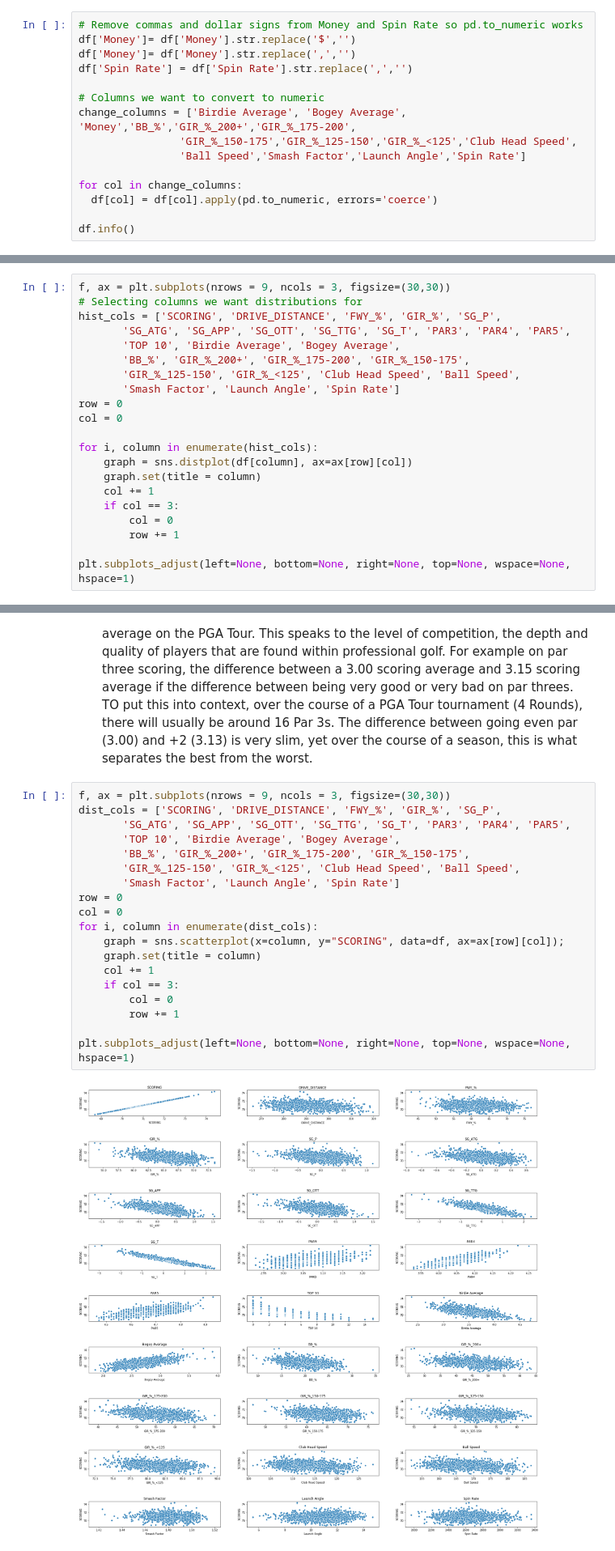
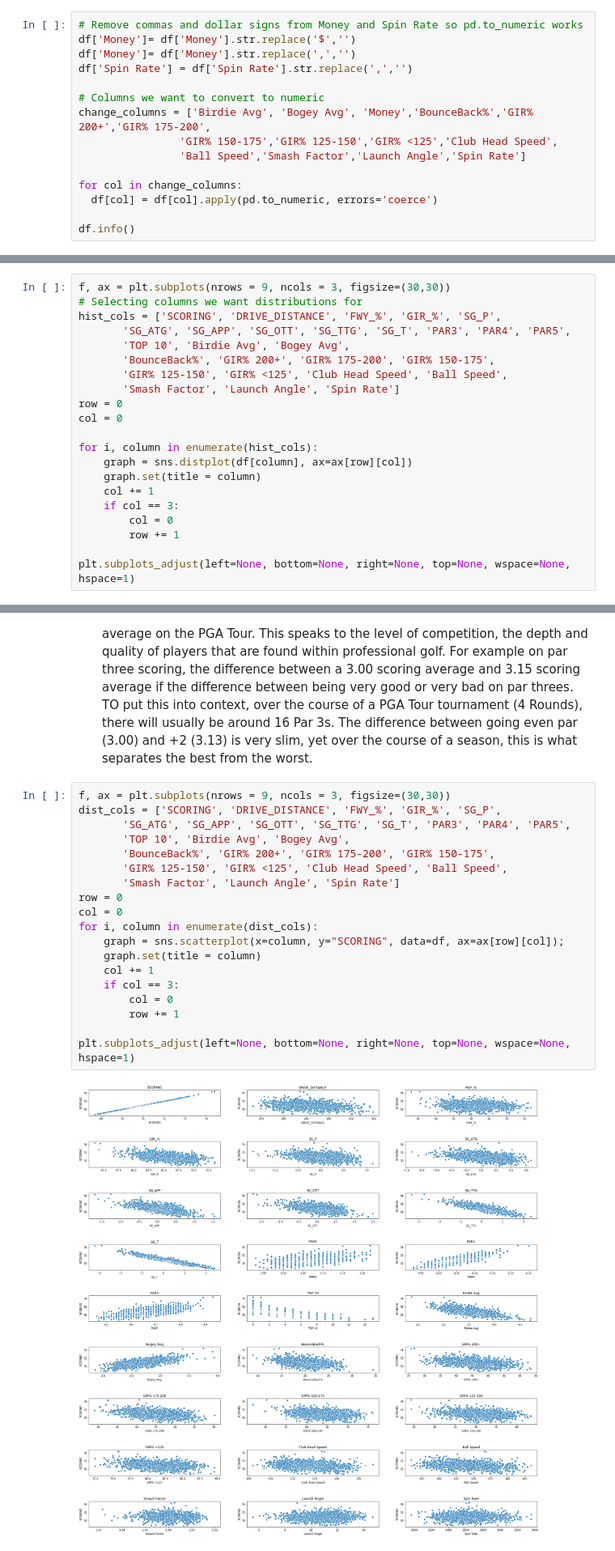
Before and after one commit to jonathannocek/pga-data-analysis, a Jupyter notebook: pga_data_analysis.ipynb, the cells around one changed output, grey strips where cells are left out. Shown at 81% size. Cells and saved outputs as stored; diff of their text form.

```diff
--- a/pga_data_analysis.ipynb
+++ b/pga_data_analysis.ipynb
@@ -368,8 +356,8 @@ df['Money']= df['Money'].str.replace(',','')
 df['Spin Rate'] = df['Spin Rate'].str.replace(',','')
 
 # Columns we want to convert to numeric
-change_columns = ['Birdie Average', 'Bogey Average', 'Money','BB_%','GIR_%_200+','GIR_%_175-200',
-                'GIR_%_150-175','GIR_%_125-150','GIR_%_<125','Club Head Speed',
+change_columns = ['Birdie Avg', 'Bogey Avg', 'Money','BounceBack%','GIR% 200+','GIR% 175-200',
+                'GIR% 150-175','GIR% 125-150','GIR% <125','Club Head Speed',
                 'Ball Speed','Smash Factor','Launch Angle','Spin Rate']
 
 for col in change_columns:
@@ -483,9 +490,9 @@ f, ax = plt.subplots(nrows = 9, ncols = 3, figsize=(30,30))
 # Selecting columns we want distributions for
 hist_cols = ['SCORING', 'DRIVE_DISTANCE', 'FWY_%', 'GIR_%', 'SG_P',
        'SG_ATG', 'SG_APP', 'SG_OTT', 'SG_TTG', 'SG_T', 'PAR3', 'PAR4', 'PAR5',
-       'TOP 10', 'Birdie Average', 'Bogey Average',
-       'BB_%', 'GIR_%_200+', 'GIR_%_175-200', 'GIR_%_150-175',
-       'GIR_%_125-150', 'GIR_%_<125', 'Club Head Speed', 'Ball Speed',
+       'TOP 10', 'Birdie Avg', 'Bogey Avg',
+       'BounceBack%', 'GIR% 200+', 'GIR% 175-200', 'GIR% 150-175',
+       'GIR% 125-150', 'GIR% <125', 'Club Head Speed', 'Ball Speed',
        'Smash Factor', 'Launch Angle', 'Spin Rate']
 row = 0
 col = 0
@@ -508,24 +515,24 @@ plt.subplots_adjust(left=None, bottom=None, right=None, top=None, wspace=None, h
 # %%
 f, ax = plt.subplots(nrows = 9, ncols = 3, figsize=(30,30))
 dist_cols = ['SCORING', 'DRIVE_DISTANCE', 'FWY_%', 'GIR_%', 'SG_P',
        'SG_ATG', 'SG_APP', 'SG_OTT', 'SG_TTG', 'SG_T', 'PAR3', 'PAR4', 'PAR5',
-       'TOP 10', 'Birdie Average', 'Bogey Average',
-       'BB_%', 'GIR_%_200+', 'GIR_%_175-200', 'GIR_%_150-175',
-       'GIR_%_125-150', 'GIR_%_<125', 'Club Head Speed', 'Ball Speed',
+       'TOP 10', 'Birdie Avg', 'Bogey Avg',
+       'BounceBack%', 'GIR% 200+', 'GIR% 175-200', 'GIR% 150-175',
+       'GIR% 125-150', 'GIR% <125', 'Club Head Speed', 'Ball Speed',
        'Smash Factor', 'Launch Angle', 'Spin Rate']
 row = 0
 col = 0
 for i, column in enumerate(dist_cols):
     graph = sns.scatterplot(x=column, y="SCORING", data=df, ax=ax[row][col]);
     graph.set(title = column)
     col += 1
     if col == 3:
         col = 0
         row += 1
 
 plt.subplots_adjust(left=None, bottom=None, right=None, top=None, wspace=None, hspace=1)
 # %% [output]
-[figure, old version]
+[figure, new version]
 # %% [markdown]
 **Observations**
 
```
Also changed, not shown: parts of 31 cells of this notebook.
